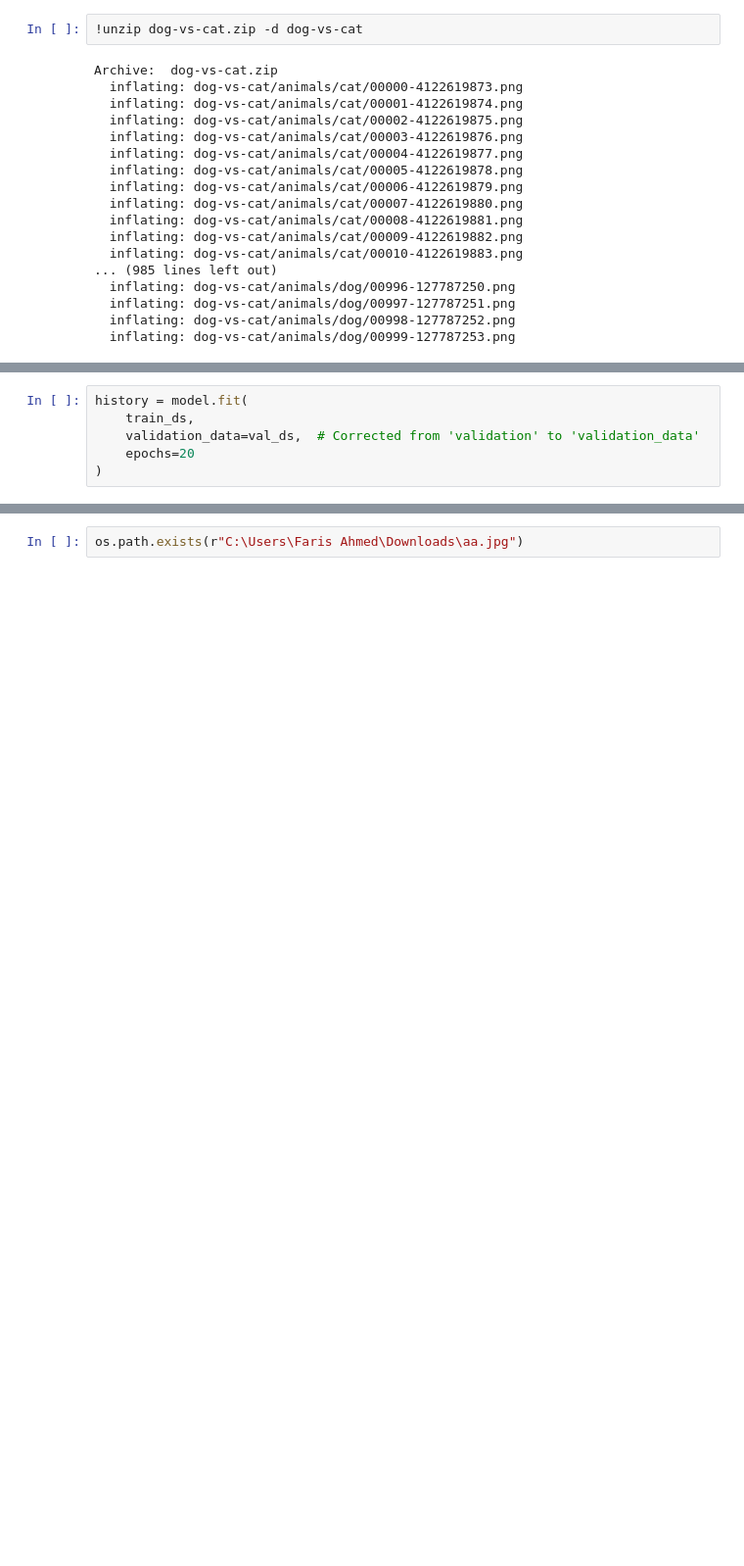
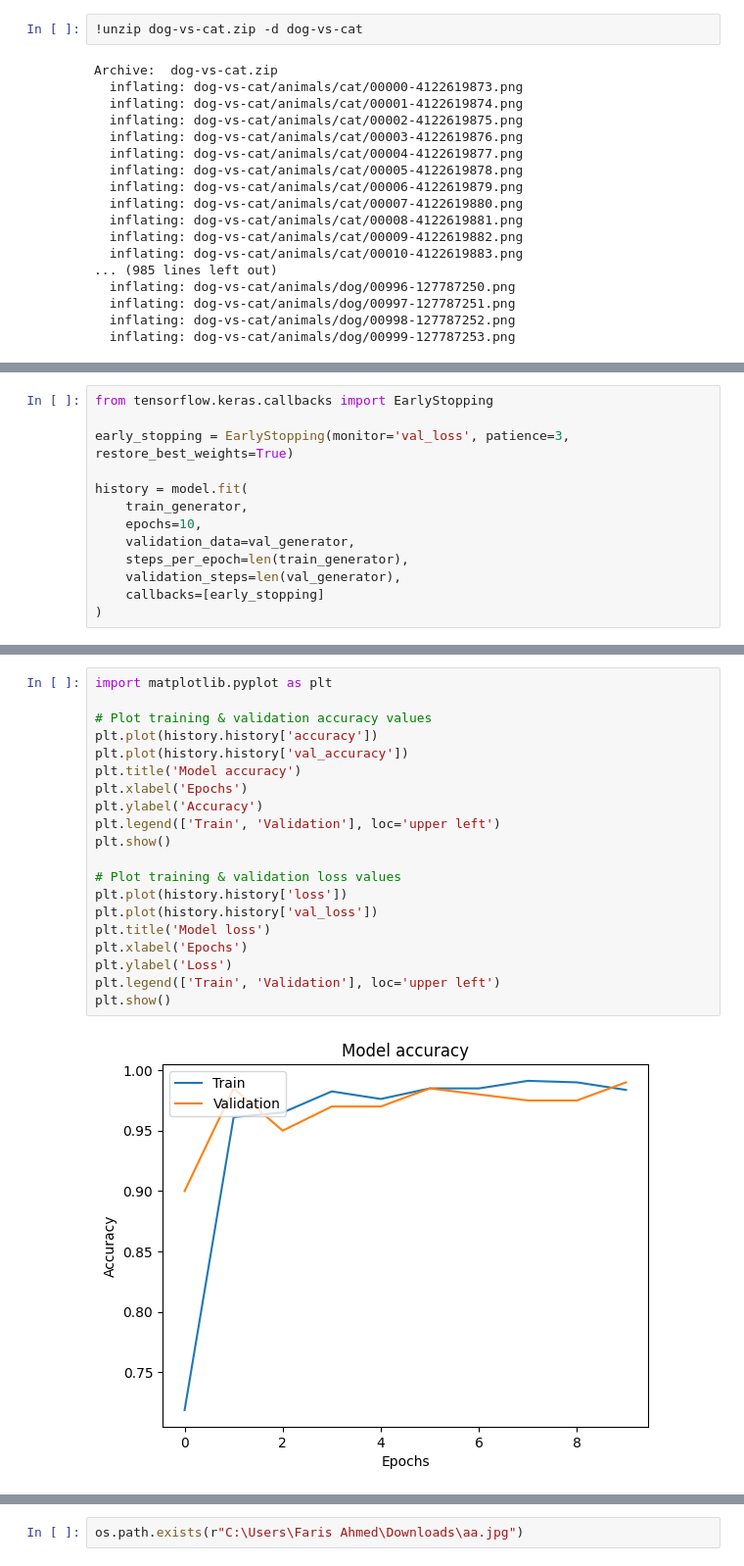
Before and after one commit to farisahmed123/Student-Data-Base-Program, a Jupyter notebook: FARIS.ipynb, the cells around one changed output, grey strips where cells are left out. Shown: that part at 98% size. Drawn from its saved outputs; the diff is of its cells as text; blank space fills up the shorter version.

```diff
--- a/FARIS.ipynb
+++ b/FARIS.ipynb
@@ -168,6 +149,0 @@ Model: "sequential"
-# %%
-history = model.fit(
-    train_ds,
-    validation_data=val_ds,  # Corrected from 'validation' to 'validation_data'
-    epochs=20
-)
@@ -212,0 +150,13 @@ plt.show()
+# %%
+from tensorflow.keras.callbacks import EarlyStopping
+
+early_stopping = EarlyStopping(monitor='val_loss', patience=3, restore_best_weights=True)
+
+history = model.fit(
+    train_generator,
+    epochs=10,
+    validation_data=val_generator,
+    steps_per_epoch=len(train_generator),
+    validation_steps=len(val_generator),
+    callbacks=[early_stopping]
+)
@@ -212,0 +184,22 @@ plt.show()
+# %%
+import matplotlib.pyplot as plt
+
+# Plot training & validation accuracy values
+plt.plot(history.history['accuracy'])
+plt.plot(history.history['val_accuracy'])
+plt.title('Model accuracy')
+plt.xlabel('Epochs')
+plt.ylabel('Accuracy')
+plt.legend(['Train', 'Validation'], loc='upper left')
+plt.show()
+
+# Plot training & validation loss values
+plt.plot(history.history['loss'])
+plt.plot(history.history['val_loss'])
+plt.title('Model loss')
+plt.xlabel('Epochs')
+plt.ylabel('Loss')
+plt.legend(['Train', 'Validation'], loc='upper left')
+plt.show()
+# %% [output]
+[figure, added]
```
Also changed, not shown: parts of 17 cells of this notebook.
